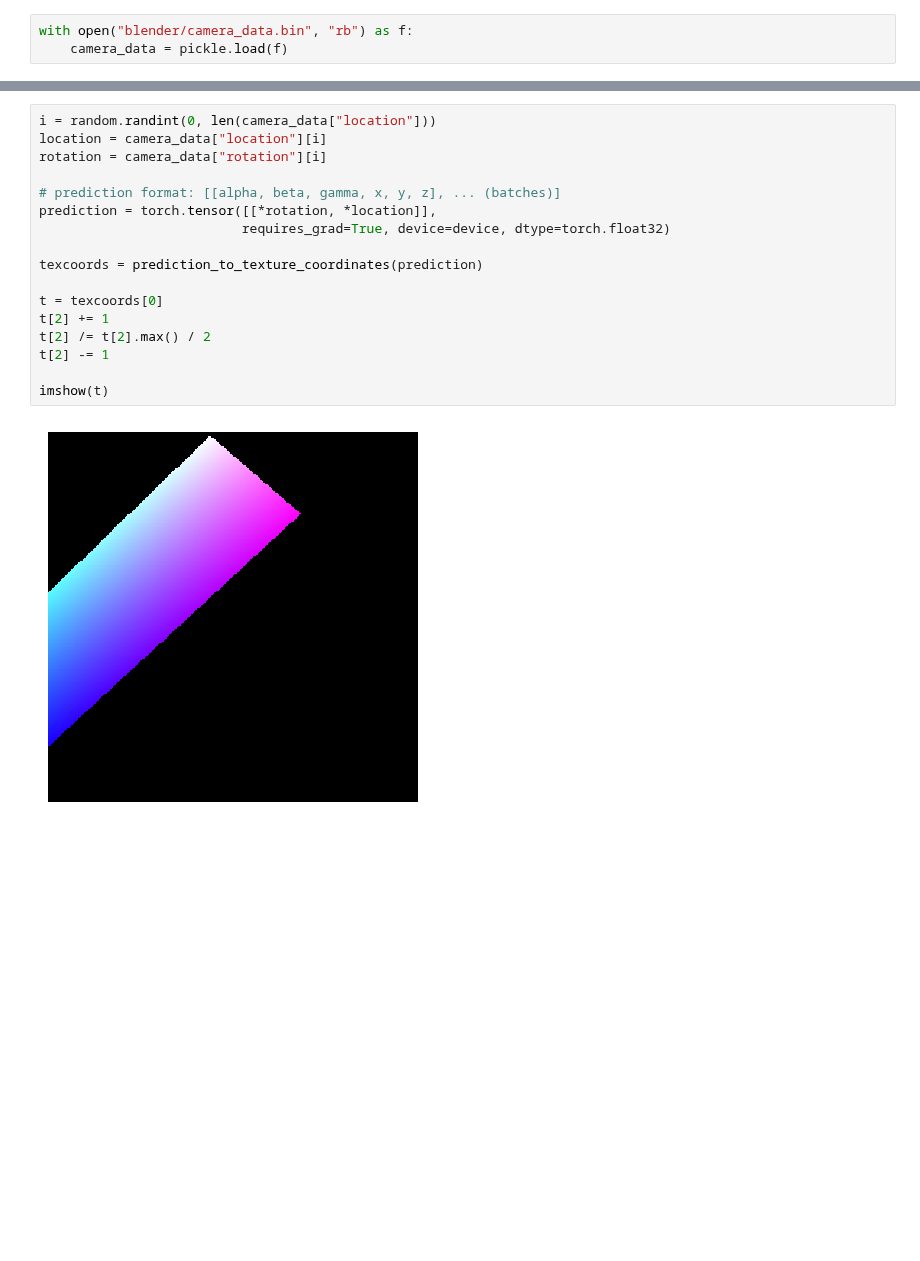
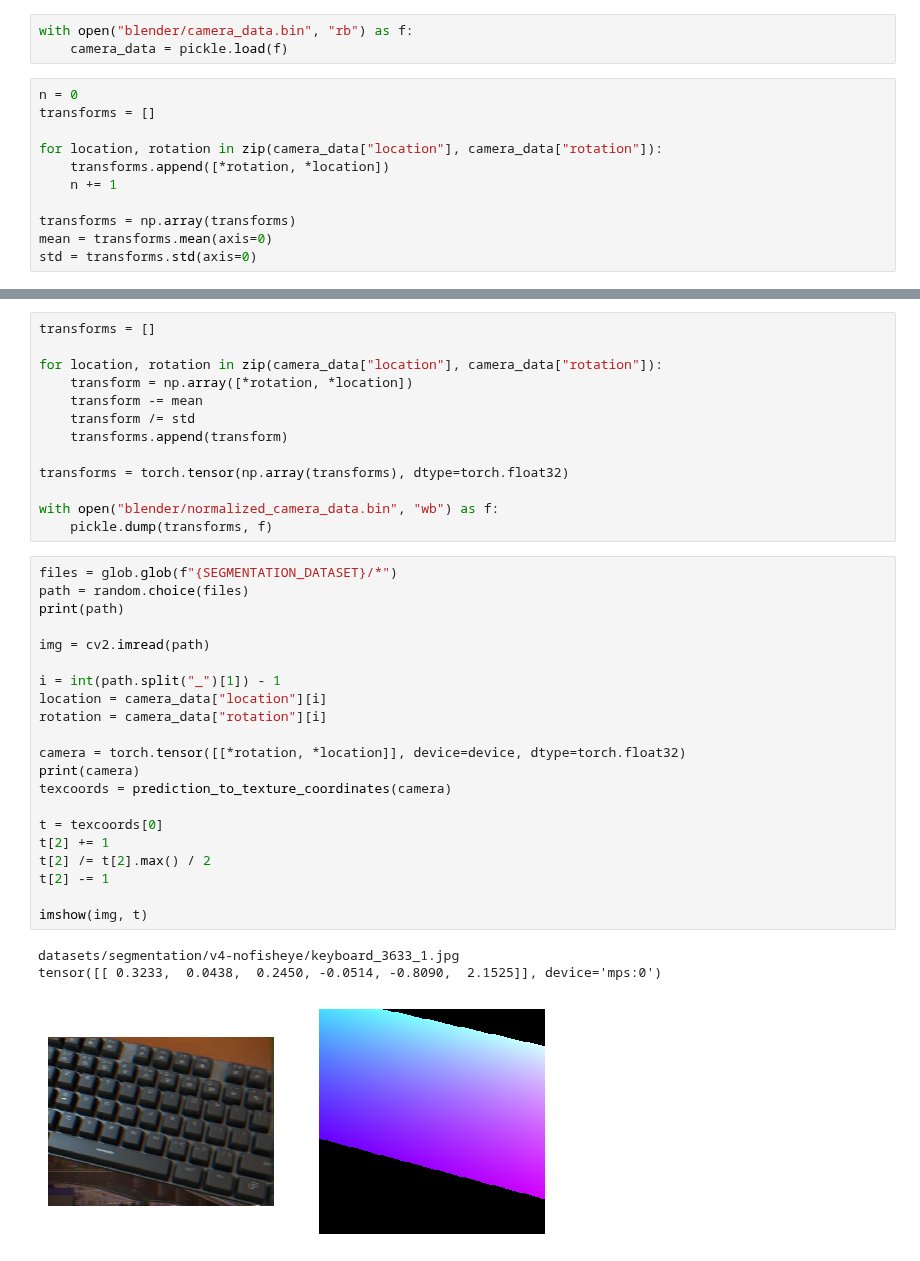
Before and after one commit to umrover/keyboard-detection, a Jupyter notebook: notebooks/homography.ipynb, the cells around one changed output, grey strips where cells are left out. Cells and saved outputs as stored; diff of their text form; blank space fills up the shorter version.

```diff
--- a/notebooks/homography.ipynb
+++ b/notebooks/homography.ipynb
@@ -9,3 +8,14 @@ from keyrover.homography import *
 # %%
 with open("blender/camera_data.bin", "rb") as f:
     camera_data = pickle.load(f)
+# %%
+n = 0
+transforms = []
+
+for location, rotation in zip(camera_data["location"], camera_data["rotation"]):
+    transforms.append([*rotation, *location])
+    n += 1
+
+transforms = np.array(transforms)
+mean = transforms.mean(axis=0)
+std = transforms.std(axis=0)
@@ -12,19 +27,38 @@ with open("blender/camera_data.bin", "rb") as f:
+# %%
+transforms = []
+
+for location, rotation in zip(camera_data["location"], camera_data["rotation"]):
+    transform = np.array([*rotation, *location])
+    transform -= mean
+    transform /= std
+    transforms.append(transform)
+
+transforms = torch.tensor(np.array(transforms), dtype=torch.float32)
+
+with open("blender/normalized_camera_data.bin", "wb") as f:
+    pickle.dump(transforms, f)
 # %%
-i = random.randint(0, len(camera_data["location"]))
+files = glob.glob(f"{SEGMENTATION_DATASET}/*")
+path = random.choice(files)
+print(path)
+
+img = cv2.imread(path)
+
+i = int(path.split("_")[1]) - 1
 location = camera_data["location"][i]
 rotation = camera_data["rotation"][i]
 
-# prediction format: [[alpha, beta, gamma, x, y, z], ... (batches)]
-prediction = torch.tensor([[*rotation, *location]],
-                          requires_grad=True, device=device, dtype=torch.float32)
-
-texcoords = prediction_to_texture_coordinates(prediction)
+camera = torch.tensor([[*rotation, *location]], device=device, dtype=torch.float32)
+print(camera)
+texcoords = prediction_to_texture_coordinates(camera)
 
 t = texcoords[0]
 t[2] += 1
 t[2] /= t[2].max() / 2
 t[2] -= 1
 
-imshow(t)
+imshow(img, t)
 # %% [output]
+datasets/segmentation/v4-nofisheye/keyboard_3633_1.jpg
+tensor([[ 0.3233,  0.0438,  0.2450, -0.0514, -0.8090,  2.1525]], device='mps:0')
-[figure, old version]
+[figure, new version]
```
Also changed, not shown: parts of 2 cells of this notebook, 2 other files.
